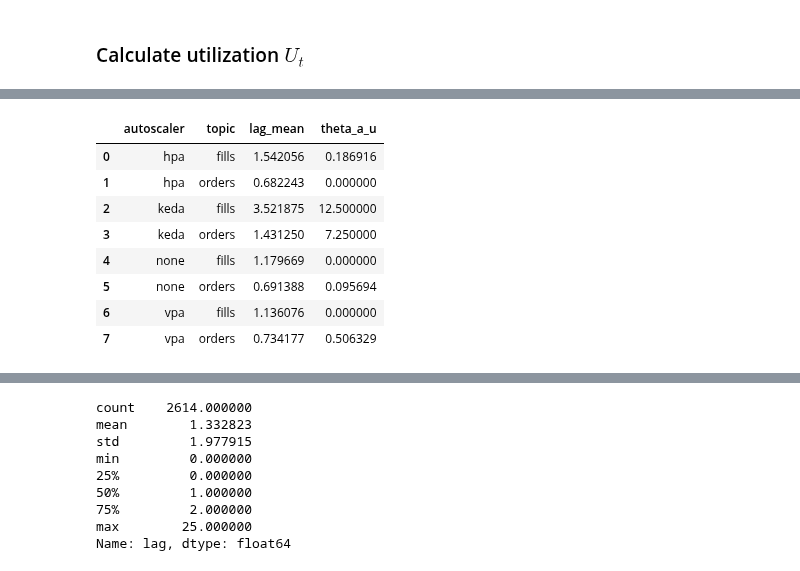
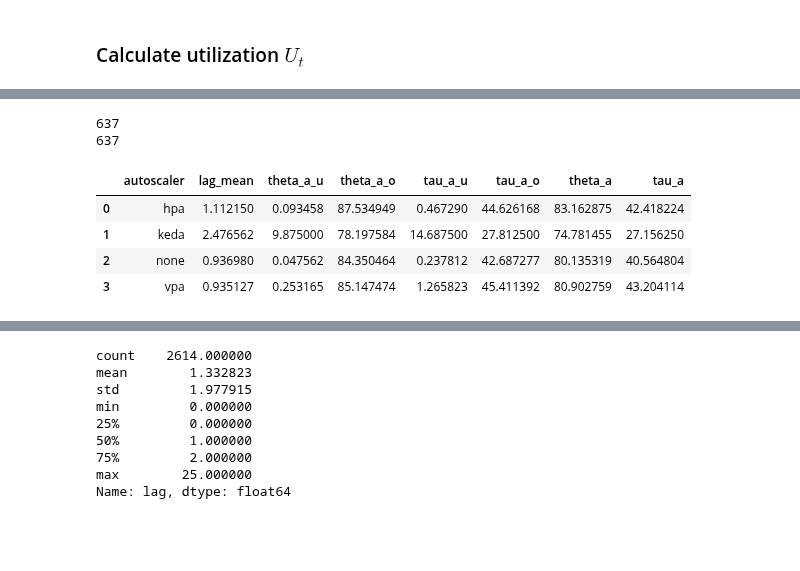
Before and after one commit to kasbench/kasbench-analysis, a Jupyter notebook: src/download_and_preprocess.ipynb, the cells around one changed output, grey strips where cells are left out. Saved outputs shown, nothing was run; the diff lists cells and outputs as text; code cells hidden in the pictures; blank space fills up the shorter version.

```diff
--- a/src/download_and_preprocess.ipynb
+++ b/src/download_and_preprocess.ipynb
@@ -868,7 +880,10 @@ async_utilization
 # %%
 L_MAX = 5  # Maximum tolerable lag
-L_TARGET = 5
+L_TARGET = 5 # Target tolerable lag
 N_MIN = 0  # Minimum replicas
+U_TARGET = 0.5  # Target utilization
+GAMMA = 0.50
+OMEGA = 0.50
 
 metric = "kafka_consumer_group_lag_sum_ratio"
 column_label = "lag"
@@ -893,3 +892,5 @@ lag_df_original
+# %%
+n_df_original = get_merged_range_metric_df(files, RUN, s3_bucket, "kube_deployment_status_replicas-deployment", "replicas")
 # %%
 print(f"minimum timestamp = {earliest_start_time}")
 print(f"maximum timestamp = {latest_end_time}")
@@ -948,27 +989,37 @@ maximum timestamp = 2026-08-03 00:50:06.124000+00:00
+# %%
+# Verify that there is a one-to-one relationship between timestamps and time slices
+
+print(len(lag_df.timestamp.unique()))
+print(len(lag_df.time_slice.unique()))
+
+assert len(lag_df.timestamp.unique()) == len(lag_df.time_slice.unique())
+# %% [output]
+637
+637
 # %%
+GAMMA = 0.50
+OMEGA = 0.50
 agg_df = (
         lag_df
-        .groupby(["autoscaler", "topic"], observed=True, dropna=False)
+        .groupby(["autoscaler"], observed=True, dropna=False)
         .agg(
             lag_mean=("lag","mean"),
-            theta_a_u=("underprovisioned", lambda values: 100.0 * values.mean()),
-            # tau_o_rt=("indicator_o_rt", lambda values: 100.0 * values.mean()),
-            # tau_u_fr=("indicator_u_fr", lambda values: 100.0 * values.mean()),
-            # tau_o_fr=("indicator_o_fr", lambda values: 100.0 * values.mean()),
-            # time_slices=(time_slice_col, "size"),
-            # requests=("requests", "sum"),
+            theta_a_u= ("theta_a_u", lambda values: 100.0 * values.mean()),
+            theta_a_o= ("theta_a_o", lambda values: 100.0 * values.mean()),
+            tau_a_u = ("tau_a_u", lambda values: 100.0 * values.mean()),
+            tau_a_o = ("tau_a_o", lambda values: 100.0 * values.mean()),
         )
         .reset_index()
     )
 
 agg_df
+
+agg_df["theta_a"] =  GAMMA * agg_df.theta_a_u + (1 - GAMMA) * agg_df.theta_a_o
+agg_df["tau_a"] =  OMEGA * agg_df.tau_a_u + (1 - OMEGA) * agg_df.tau_a_o
+agg_df
 # %% [output]
-|  | autoscaler | topic | lag_mean | theta_a_u |
-| 0 | hpa | fills | 1.542056 | 0.186916 |
-| 1 | hpa | orders | 0.682243 | 0.000000 |
-| 2 | keda | fills | 3.521875 | 12.500000 |
-| 3 | keda | orders | 1.431250 | 7.250000 |
-| 4 | none | fills | 1.179669 | 0.000000 |
-| 5 | none | orders | 0.691388 | 0.095694 |
-| 6 | vpa | fills | 1.136076 | 0.000000 |
-| 7 | vpa | orders | 0.734177 | 0.506329 |
+|  | autoscaler | lag_mean | theta_a_u | theta_a_o | tau_a_u | tau_a_o | theta_a | tau_a |
+| 0 | hpa | 1.112150 | 0.093458 | 87.534949 | 0.467290 | 44.626168 | 83.162875 | 42.418224 |
+| 1 | keda | 2.476562 | 9.875000 | 78.197584 | 14.687500 | 27.812500 | 74.781455 | 27.156250 |
+| 2 | none | 0.936980 | 0.047562 | 84.350464 | 0.237812 | 42.687277 | 80.135319 | 40.564804 |
+| 3 | vpa | 0.935127 | 0.253165 | 85.147474 | 1.265823 | 45.411392 | 80.902759 | 43.204114 |
```
Also changed, not shown: parts of 13 cells of this notebook, 1 other file.
